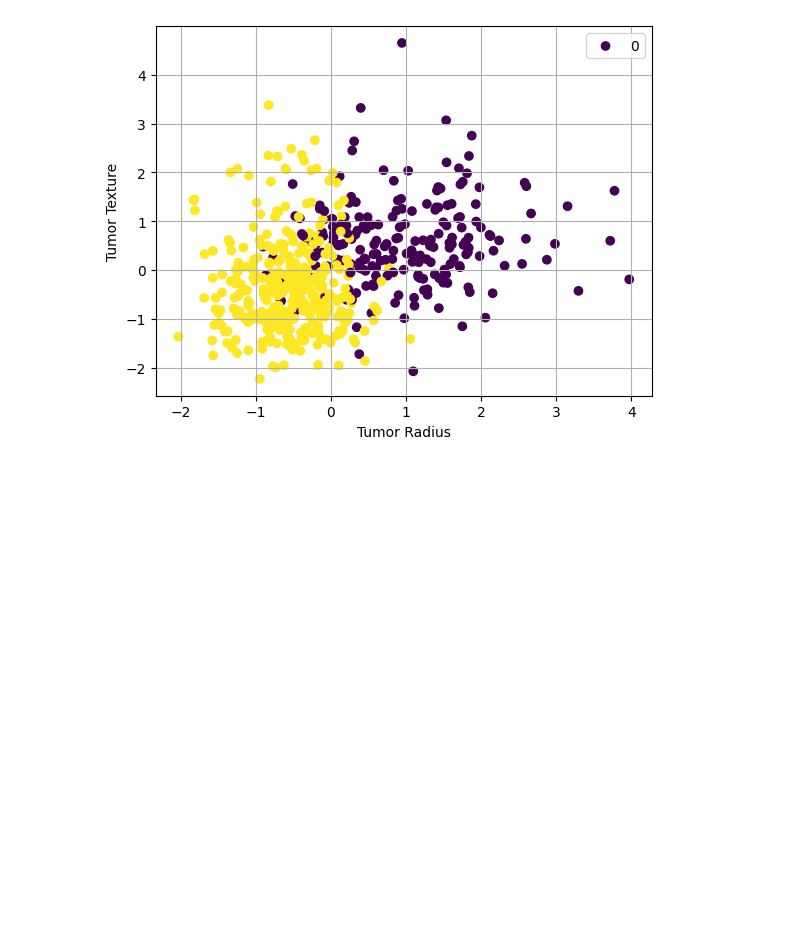
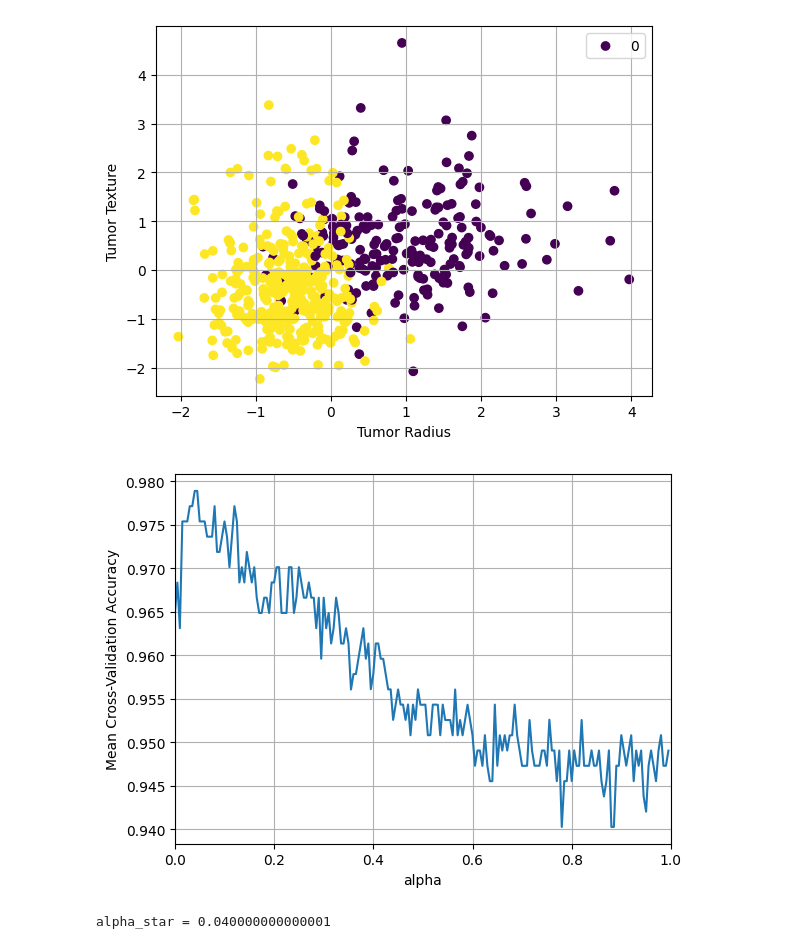
Before and after one commit to danielrawlins21/DataScience, a Jupyter notebook: Demo_cancer.ipynb, the cells around one changed output. Drawn from its saved outputs; the diff is of its cells as text; code cells hidden in the pictures; blank space fills up the shorter version.

```diff
--- a/Demo_cancer.ipynb
+++ b/Demo_cancer.ipynb
@@ -32,3 +32,30 @@ plt.grid(True)
 plt.show()
 # %% [output]
 [figure]
+# %%
+alpha = np.arange(1e-15,1,0.005) # Range of hyperparameter values 1E-15 to 1 by 0.005
+val_scores = np.zeros((len(alpha),1)) # Initialize validation score for each alpha value
+# %%
+for i in range(len(alpha)): # for each alpha value
+    # Set up SVM with hinge loss and l2 norm regularization
+    model = linear_model.SGDClassifier(loss='hinge', penalty='l2', alpha=alpha[i])
+    # Calculate cross validation scores for 5-fold cross-validation
+    score = ms.cross_val_score(model, X, y, cv=5)
+    val_scores[i] = score.mean() # Calculate mean of the 5 scores
+# %%
+# Plot how cross-validation score changes with alpha
+plt.plot(alpha,val_scores)
+plt.xlim(0,1)
+plt.xlabel('alpha')
+plt.ylabel('Mean Cross-Validation Accuracy')
+plt.grid(True)
+plt.show()
+# %% [output]
+[figure, added]
+# %%
+# Determine the alpha that maximizes the cross-validation score
+ind = np.argmax(val_scores)
+alpha_star = alpha[ind]
+print('alpha_star =', alpha_star)
+# %% [output]
+alpha_star = 0.040000000000001
```
Also changed, not shown: parts of 3 cells of this notebook.
